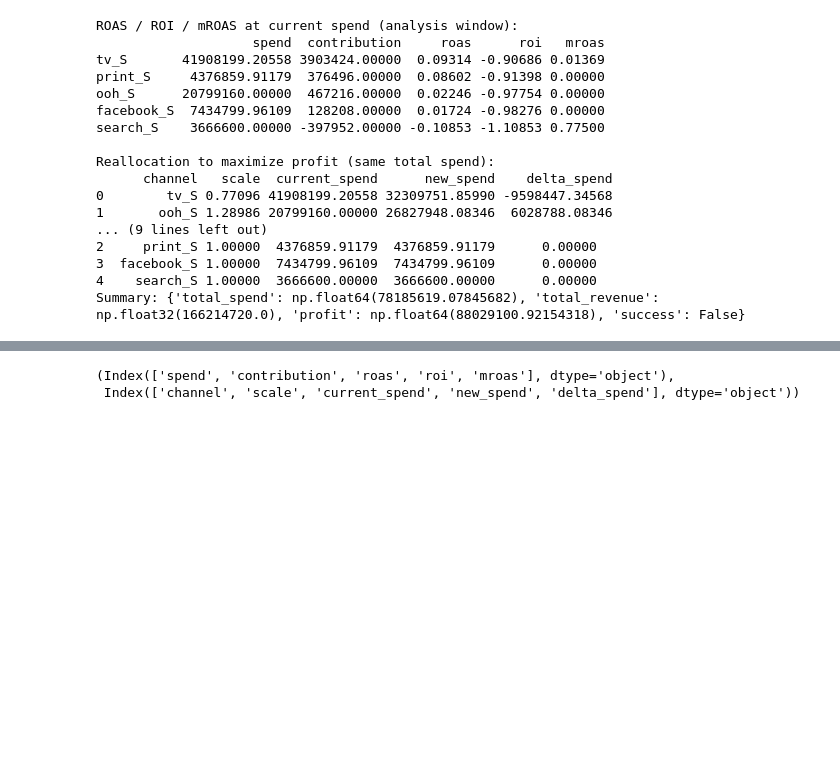
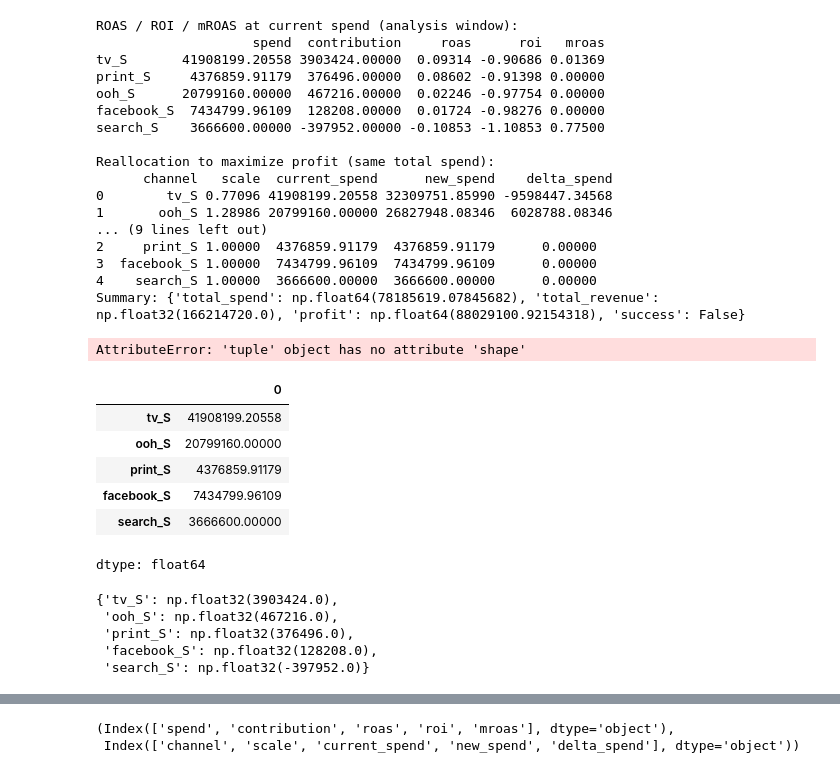
Before and after one commit to Praveen76/MMM-using-Non-linear-models-and-SHAP-Values, a Jupyter notebook: MMM_using_XgBoost.ipynb, the cells around one changed output, grey strips where cells are left out. Cells and saved outputs as stored; diff of their text form; code cells hidden in the pictures; blank space fills up the shorter version.

```diff
--- a/MMM_using_XgBoost.ipynb
+++ b/MMM_using_XgBoost.ipynb
@@ -1377,3 +1425,7 @@ Reallocation to maximize profit (same total spend):
 3  facebook_S 1.00000  7434799.96109  7434799.96109      0.00000
 4    search_S 1.00000  3666600.00000  3666600.00000      0.00000
 Summary: {'total_spend': np.float64(78185619.07845682), 'total_revenue': np.float32(166214720.0), 'profit': np.float64(88029100.92154318), 'success': False}
+# %%
+window_df.shape, base_df_window.shape
+# %% [output]
+AttributeError: 'tuple' object has no attribute 'shape'
@@ -1379,0 +1460,18 @@ Summary: {'total_spend': np.float64(78185619.07845682), 'total_revenue': np.floa
+# %%
+spend
+# %% [output]
+|  | 0 |
+| tv_S | 41908199.20558 |
+| ooh_S | 20799160.00000 |
+| print_S | 4376859.91179 |
+| facebook_S | 7434799.96109 |
+| search_S | 3666600.00000 |
+dtype: float64
+# %%
+contrib
+# %% [output]
+{'tv_S': np.float32(3903424.0),
+ 'ooh_S': np.float32(467216.0),
+ 'print_S': np.float32(376496.0),
+ 'facebook_S': np.float32(128208.0),
+ 'search_S': np.float32(-397952.0)}
```
Also changed, not shown: parts of 7 cells of this notebook.
